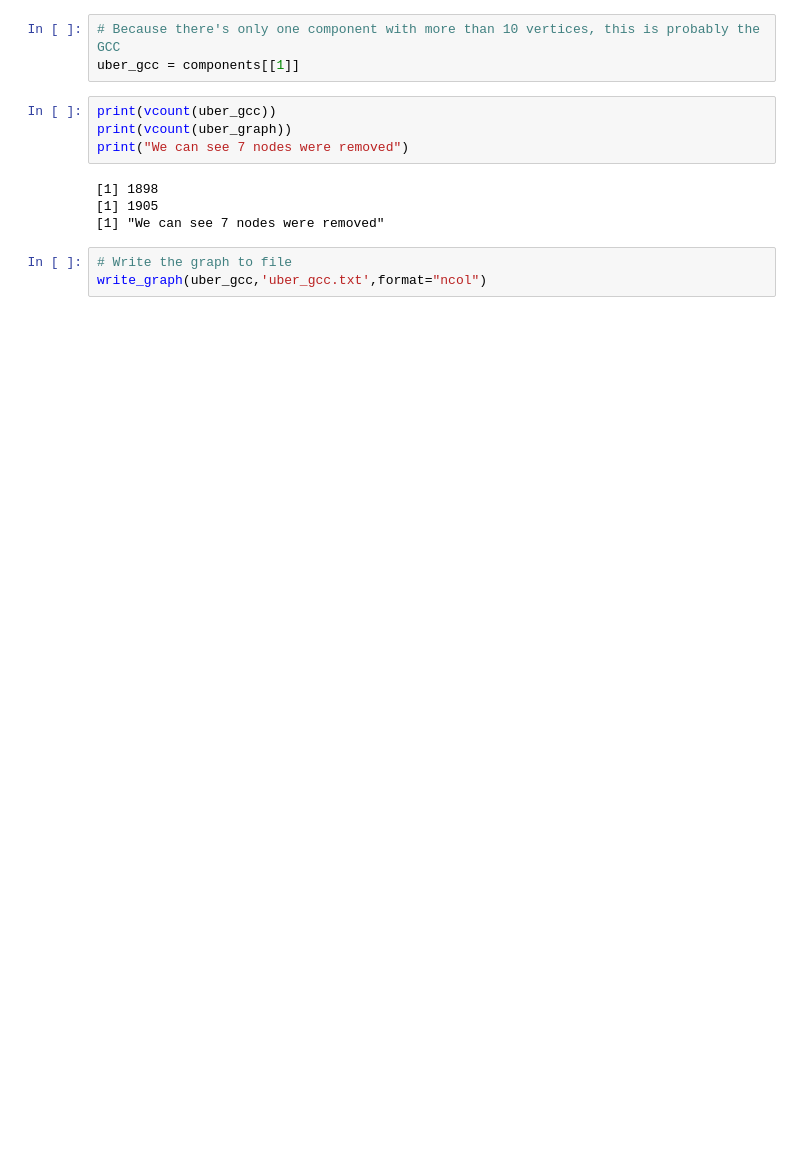
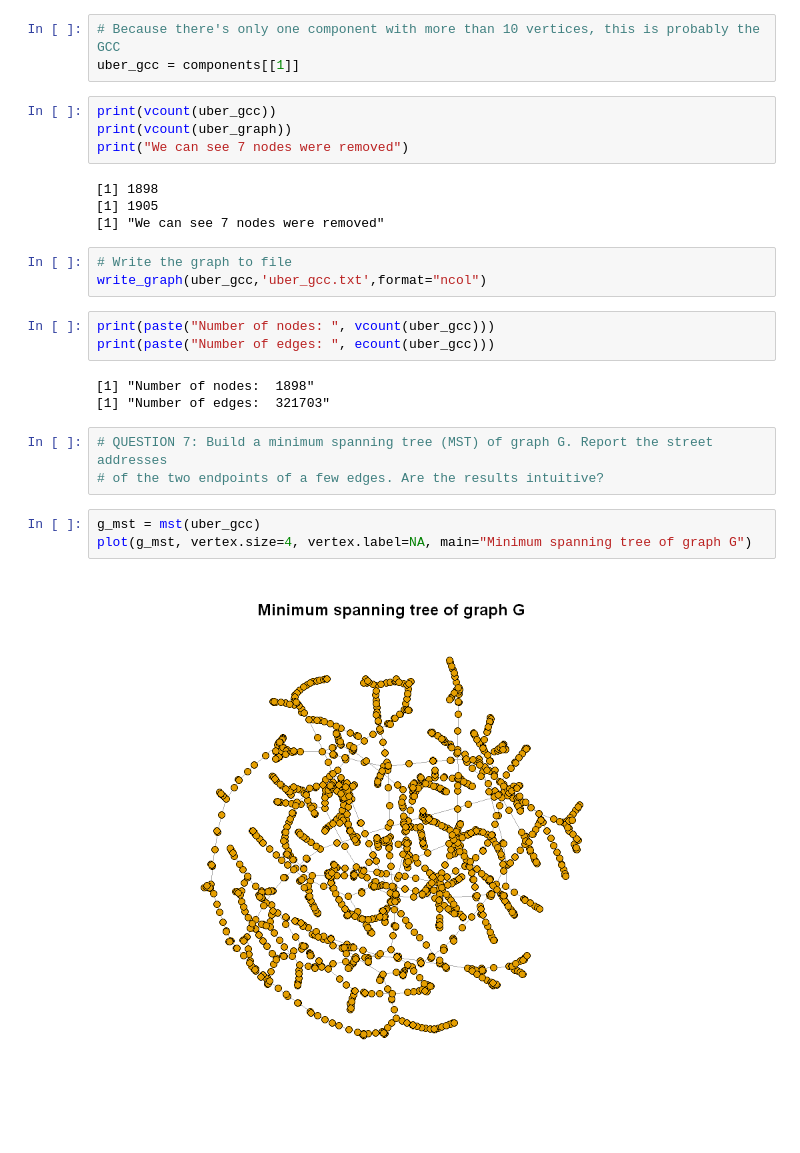
Before and after one commit to nsnguyen/ECE-232E, a Jupyter notebook: project_4/uber_graph.ipynb, the cells around one changed output. Drawn from its saved outputs; the diff is of its cells as text; blank space fills up the shorter version.

Commit message:
testing for problems 6-10. need weight info in R scripts to build test distances in problem 7

```diff
--- a/project_4/uber_graph.ipynb
+++ b/project_4/uber_graph.ipynb
@@ -42,3 +60,17 @@ print("We can see 7 nodes were removed")
 # %%
 # Write the graph to file
 write_graph(uber_gcc,'uber_gcc.txt',format="ncol")
+# %%
+print(paste("Number of nodes: ", vcount(uber_gcc)))
+print(paste("Number of edges: ", ecount(uber_gcc)))
+# %% [output]
+[1] "Number of nodes:  1898"
+[1] "Number of edges:  321703"
+# %%
+# QUESTION 7: Build a minimum spanning tree (MST) of graph G. Report the street addresses
+# of the two endpoints of a few edges. Are the results intuitive?
+# %%
+g_mst = mst(uber_gcc)
+plot(g_mst, vertex.size=4, vertex.label=NA, main="Minimum spanning tree of graph G")
+# %% [output]
+[figure, added]
```
Also changed, not shown: parts of 7 cells of this notebook, 15 other files.
